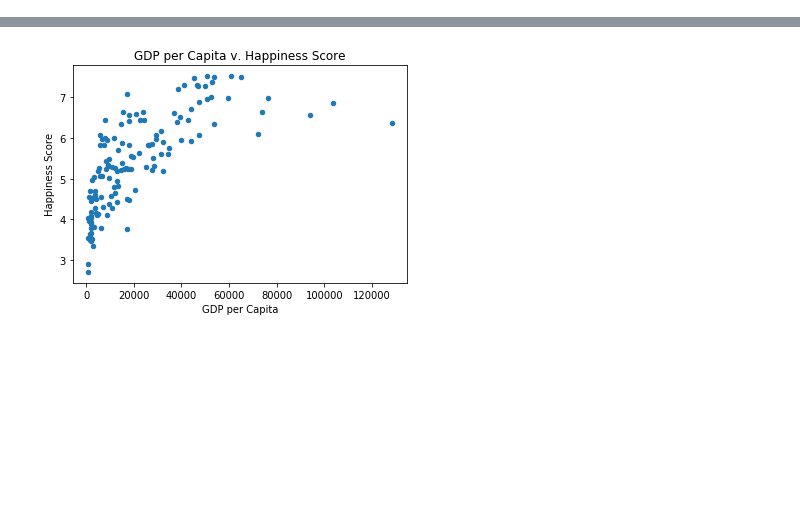
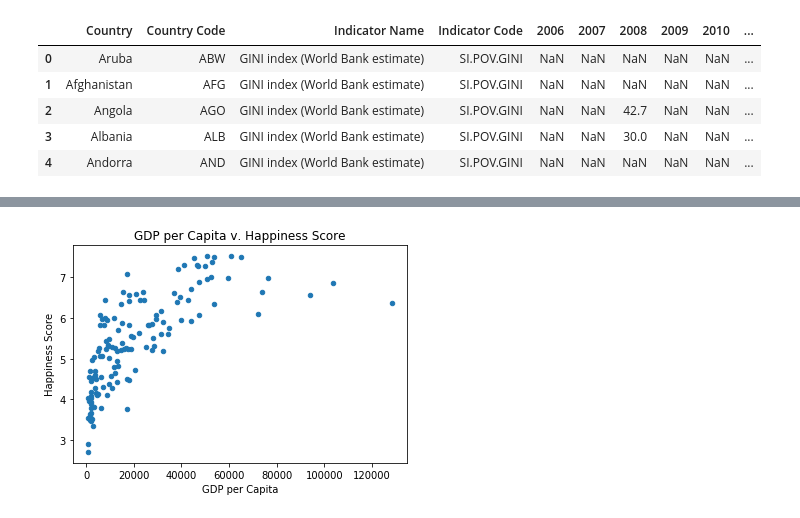
Before and after one commit to beaubatchelor/Health-Lookup-Linking, a Jupyter notebook: Code/Economic_Code.ipynb, the cells around one changed output, grey strips where cells are left out. Drawn from its saved outputs; the diff is of its cells as text; code cells hidden in the pictures; blank space fills up the shorter version.

```diff
--- a/Code/Merged Visualization .ipynb
+++ b/Code/Economic_Code.ipynb
@@ -27,0 +7,11 @@ econ_df
+# %%
+happy_path = "../data/2017.csv"
+gini_path = "../data/gini_co_raw.csv"
+gdp_path = "../data/gdp_raw.csv"
+
+gini_data = pd.read_csv(gini_path)
+happiness_data = pd.read_csv(happy_path)
+gdp_data = pd.read_csv(gdp_path)
+gini_data = gini_data.rename(columns={"Country Name":"Country"})
+gdp_data = gdp_data.rename(columns={"Country Name":"Country"})
+gdp_data.head()
@@ -27,0 +25,10 @@ econ_df
+# %%
+gini_data["Ten Year Ave"] = gini_data.mean(axis=1)
+gini_data.head()
+# %% [output]
+|  | Country | Country Code | Indicator Name | Indicator Code | 2006 | 2007 | 2008 | 2009 | 2010 | ... |
+| 0 | Aruba | ABW | GINI index (World Bank estimate) | SI.POV.GINI | NaN | NaN | NaN | NaN | NaN | ... |
+| 1 | Afghanistan | AFG | GINI index (World Bank estimate) | SI.POV.GINI | NaN | NaN | NaN | NaN | NaN | ... |
+| 2 | Angola | AGO | GINI index (World Bank estimate) | SI.POV.GINI | NaN | NaN | 42.7 | NaN | NaN | ... |
+| 3 | Albania | ALB | GINI index (World Bank estimate) | SI.POV.GINI | NaN | NaN | 30.0 | NaN | NaN | ... |
+| 4 | Andorra | AND | GINI index (World Bank estimate) | SI.POV.GINI | NaN | NaN | NaN | NaN | NaN | ... |
```
Also changed, not shown: parts of 4 cells of this notebook, 1 other file.
